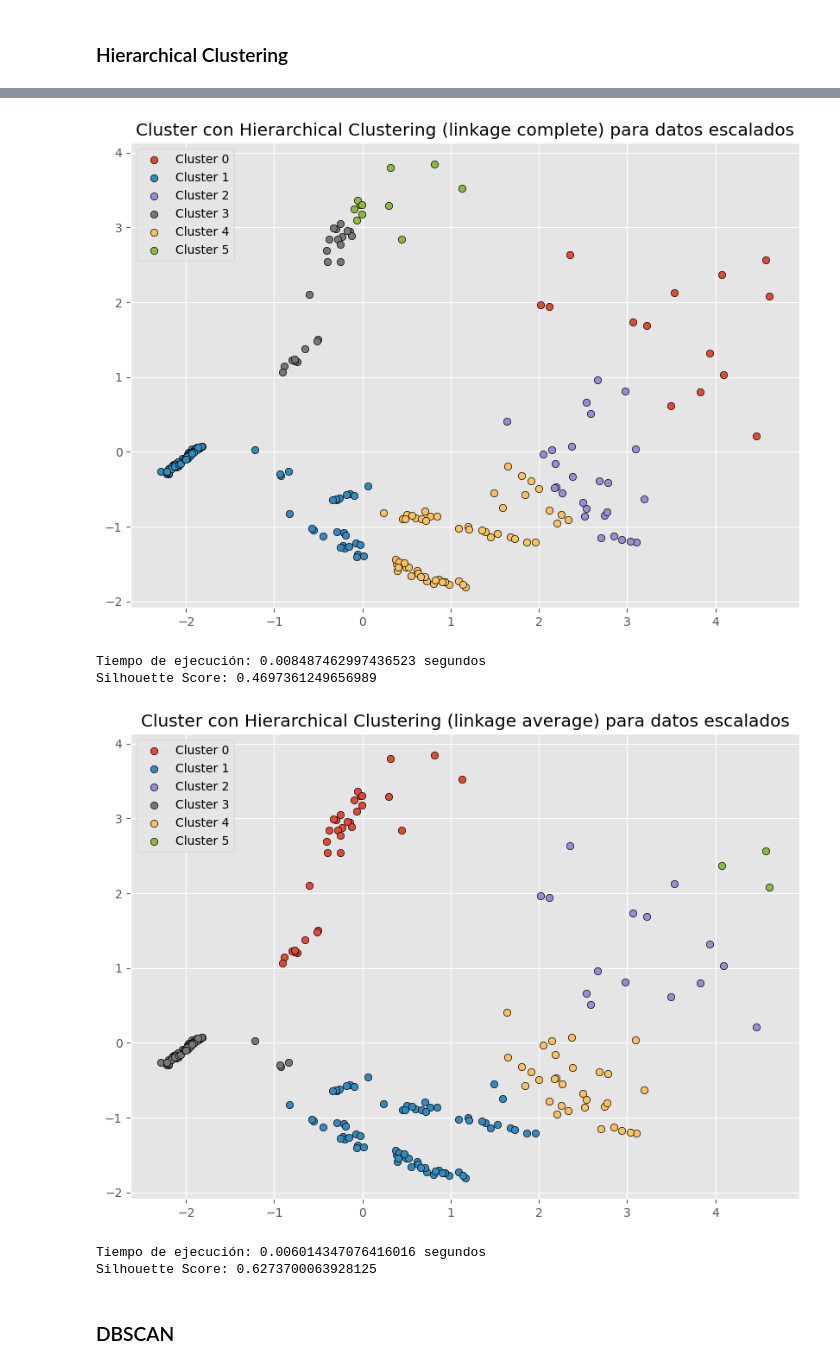
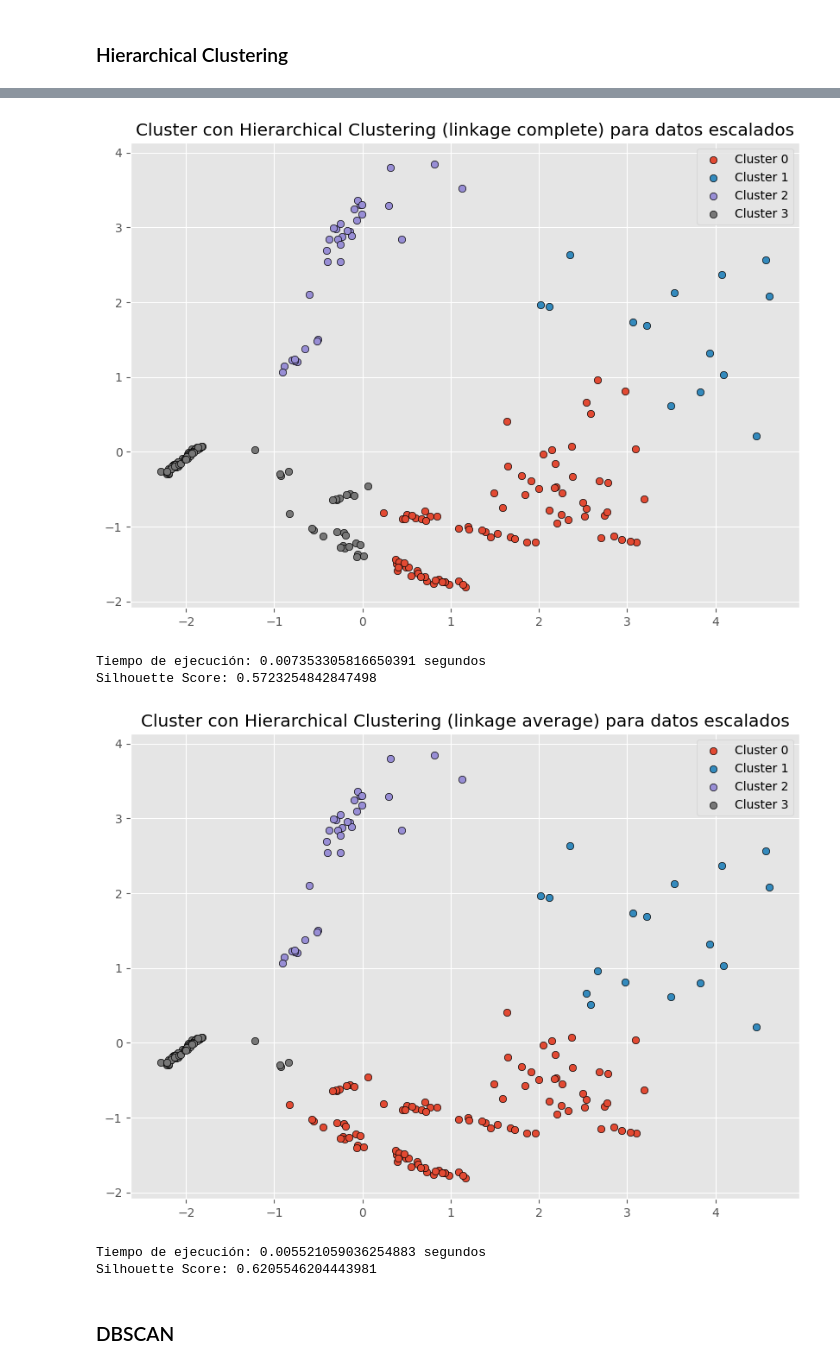
Before and after one commit to RaulCarrero02/G23.P2.100451286.100472334, a Jupyter notebook: kmean.ipynb, the cells around one changed output, grey strips where cells are left out. Saved outputs shown, nothing was run; the diff lists cells and outputs as text; code cells hidden in the pictures.

```diff
--- a/kmean.ipynb
+++ b/kmean.ipynb
@@ -536,7 +535,7 @@ Silhouette Score: 0.6019428774850948
 # %%
 # Kmeans with scikit-learn
 start = time.time()
-kmeans_scikit = KMeans(n_clusters=6, random_state=23)
+kmeans_scikit = KMeans(n_clusters=4, random_state=23)
 kmeans_scikit.fit(X_one_hot_pca)
 y_predict = kmeans_scikit.predict(X_one_hot_pca)
 
@@ -739,7 +738,7 @@ silhouette_oe = silhouette_score(X_ordinal_pca, asignaciones_oe)
 
 end = time.time()
 plt.figure(figsize=(10, 7))
-for i in np.unique(asignaciones):
+for i in np.unique(asignaciones_oe):
     plt.scatter(
         x = X_ordinal_pca[np.array(asignaciones_oe) == i, 0],
         y = X_ordinal_pca[np.array(asignaciones_oe) == i, 1],
@@ -825,7 +824,7 @@ Silhouette Score: 0.6605298437727174
 # %%
 # Clustering jerárquico
 start = time.time()
-hc = AgglomerativeClustering(n_clusters=6, linkage = 'ward')
+hc = AgglomerativeClustering(n_clusters=4, linkage = 'ward')
 y_hc = hc.fit_predict(X_ordinal_pca)
 
 # Show the silhouette score
@@ -860,7 +859,7 @@ Silhouette Score: 0.6485576686067179
 # %%
 # hierarchical clustering with scikit-learn for linkage = 'complete'
 start = time.time()
-hc = AgglomerativeClustering(n_clusters=6, linkage = 'complete')
+hc = AgglomerativeClustering(n_clusters=4, linkage = 'complete')
 y_hc = hc.fit_predict(X_ordinal_pca)
 
 # Show the silhouette score
@@ -890,44 +889,44 @@ print(f"Silhouette Score: {silhouette_hc}")
 times_score.append({"time": end - start, "algorithm": "Hierarchical Clustering (link complete) OE"})
 silhouette_scores.append({"score": silhouette_hc, "algorithm": "Hierarchical Clustering (link complete) OE"})
 # %% [output]
-[figure, old version]
+[figure, new version]
-Tiempo de ejecución: 0.008487462997436523 segundos
-Silhouette Score: 0.4697361249656989
+Tiempo de ejecución: 0.007353305816650391 segundos
+Silhouette Score: 0.5723254842847498
 # %%
 # hierarchical clustering with scikit-learn for linkage = 'average'
 start = time.time()
-hc = AgglomerativeClustering(n_clusters=6, linkage = 'average')
+hc = AgglomerativeClustering(n_clusters=4, linkage = 'average')
 y_hc = hc.fit_predict(X_ordinal_pca)
 
 # Show the silhouette score
 silhouette_hc = silhouette_score(X_ordinal_pca, y_hc)
 
 end = time.time()
 
 plt.figure(figsize=(10, 7))
 
 for i in np.unique(y_hc):
     plt.scatter(
         x = X_ordinal_pca[np.array(y_hc) == i, 0],
         y = X_ordinal_pca[np.array(y_hc) == i, 1],
         c = plt.rcParams['axes.prop_cycle'].by_key()['color'][i % len(plt.rcParams['axes.prop_cycle'].by_key()['color'])],
         marker = 'o',
         edgecolor = 'black',
         label= f"Cluster {i}"
     )
 plt.title('Cluster con Hierarchical Clustering (linkage average) para datos escalados')
 plt.legend()
 plt.show()
 
 print(f"Tiempo de ejecución: {end - start} segundos")
 print(f"Silhouette Score: {silhouette_hc}")
 
 times_score.append({"time": end - start, "algorithm": "Hierarchical Clustering (link average) OE"})
 silhouette_scores.append({"score": silhouette_hc, "algorithm": "Hierarchical Clustering (link average) OE"})
 # %% [output]
-[figure, old version]
+[figure, new version]
-Tiempo de ejecución: 0.006014347076416016 segundos
-Silhouette Score: 0.6273700063928125
+Tiempo de ejecución: 0.005521059036254883 segundos
+Silhouette Score: 0.6205546204443981
 # %% [markdown]
 ### DBSCAN
 # %%
```
Also changed, not shown: parts of 18 cells of this notebook, 1 other file.
